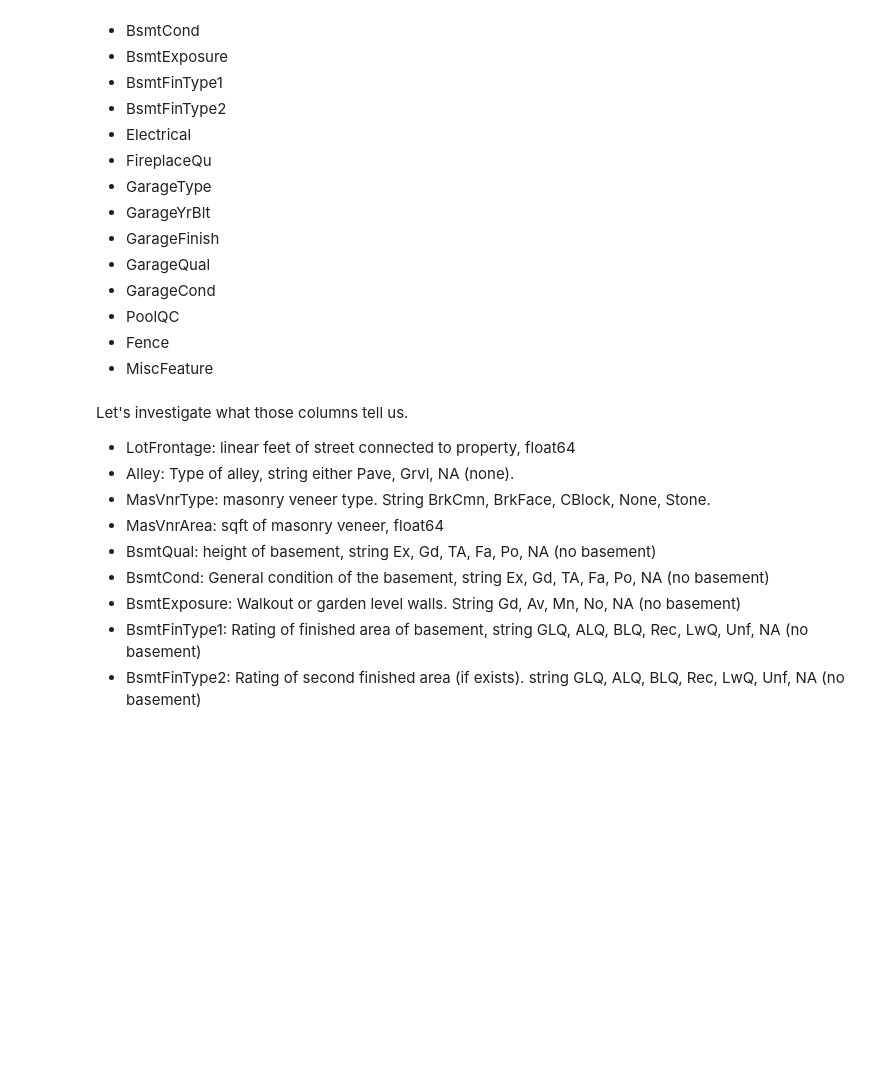
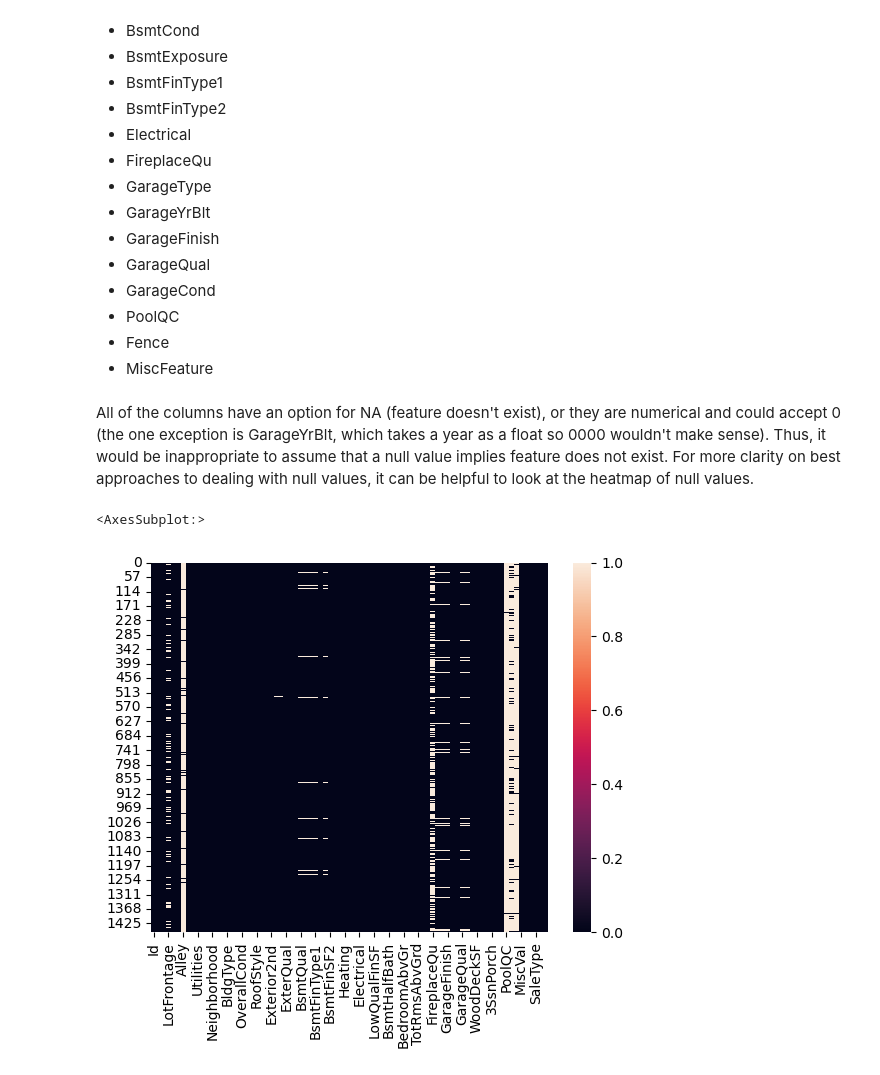
Before and after one commit to connergorman/house-price, a Jupyter notebook: data_exploration.ipynb, the cells around one changed output. Cells and saved outputs as stored; diff of their text form; code cells hidden in the pictures; blank space fills up the shorter version.

Commit message:
heatmap

```diff
--- a/data_exploration.ipynb
+++ b/data_exploration.ipynb
@@ -75,15 +78,10 @@ So the following columns have null values:
 - PoolQC
 - Fence
 - MiscFeature
-# %% [markdown]
-Let's investigate what those columns tell us.
-
-- LotFrontage: linear feet of street connected to property, float64
-- Alley: Type of alley, string either Pave, Grvl, NA (none).
-- MasVnrType: masonry veneer type. String BrkCmn, BrkFace, CBlock, None, Stone.
-- MasVnrArea: sqft of masonry veneer, float64
-- BsmtQual: height of basement, string Ex, Gd, TA, Fa, Po, NA (no basement)
-- BsmtCond: General condition of the basement, string Ex, Gd, TA, Fa, Po, NA (no basement)
-- BsmtExposure: Walkout or garden level walls. String Gd, Av, Mn, No, NA (no basement)
-- BsmtFinType1: Rating of finished area of basement, string GLQ, ALQ, BLQ, Rec, LwQ, Unf, NA (no basement)
-- BsmtFinType2: Rating of second finished area (if exists). string GLQ, ALQ, BLQ, Rec, LwQ, Unf, NA (no basement)
+# %% [markdown]
+All of the columns have an option for NA (feature doesn't exist), or they are numerical and could accept 0 (the one exception is GarageYrBlt, which takes a year as a float so 0000 wouldn't make sense). Thus, it would be inappropriate to assume that a null value implies feature does not exist. For more clarity on best approaches to dealing with null values, it can be helpful to look at the heatmap of null values.
+# %%
+sns.heatmap(df.isna())
+# %% [output]
+<AxesSubplot:>
+[figure, added]
```
Also changed, not shown: parts of 1 cell of this notebook, 1 other file.
